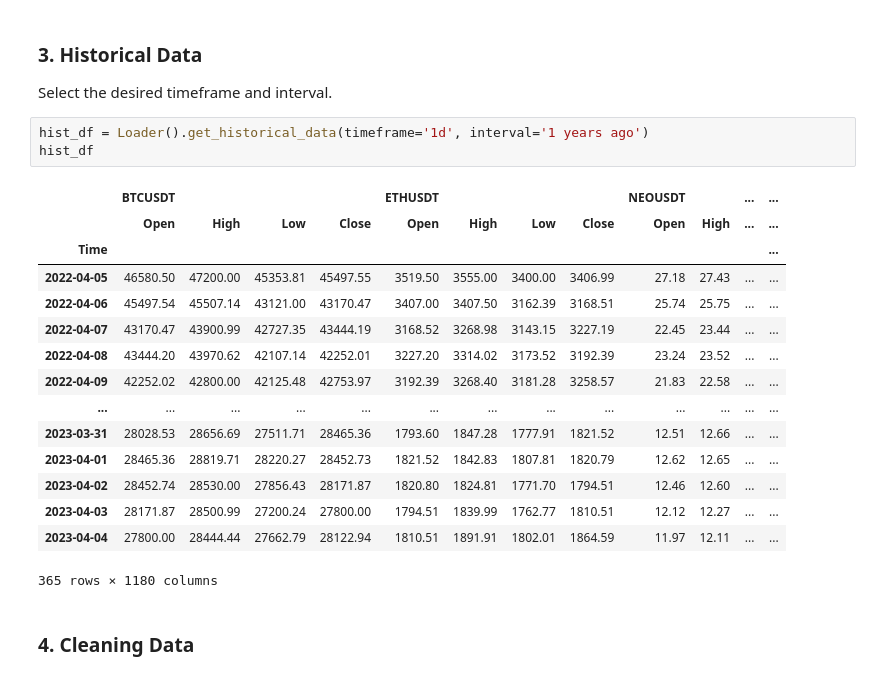
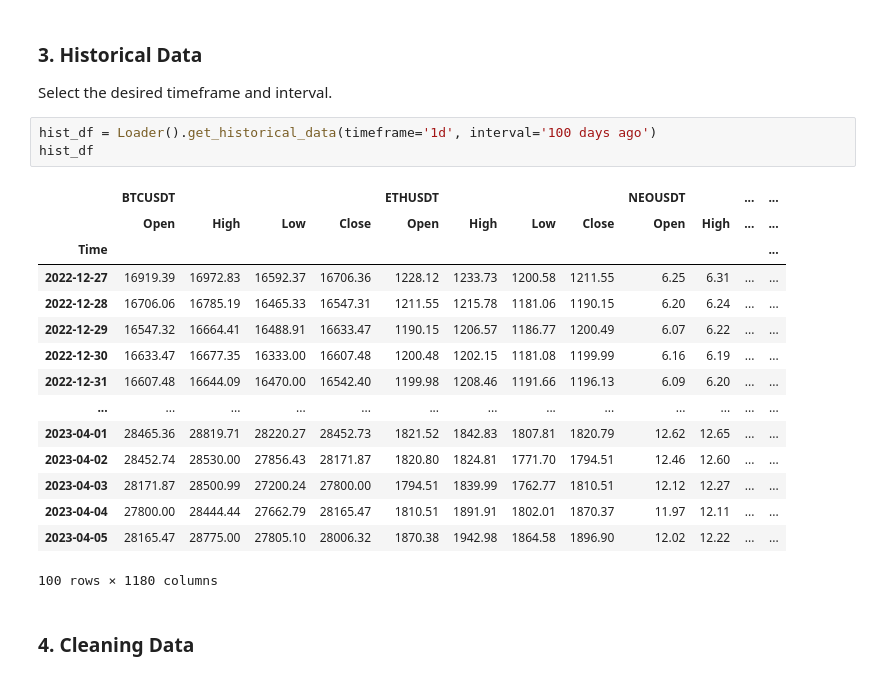
Before and after one commit to Algo-Tradings/pairs-trading-research, a Jupyter notebook: researcher.ipynb, the cells around one changed output. Drawn from its saved outputs; the diff is of its cells as text.

```diff
--- a/researcher.ipynb
+++ b/researcher.ipynb
@@ -28,23 +28,23 @@ from research import Ratio
 <h3>3. Historical Data </h3>
 Select the desired timeframe and interval.
 # %%
-hist_df = Loader().get_historical_data(timeframe='1d', interval='1 years ago')
+hist_df = Loader().get_historical_data(timeframe='1d', interval='100 days ago')
 hist_df
 # %% [output]
 |  | BTCUSDT |  |  |  | ETHUSDT |  |  |  | NEOUSDT |  | ... | ... |
 |  | Open | High | Low | Close | Open | High | Low | Close | Open | High | ... | ... |
 | Time |  |  |  |  |  |  |  |  |  |  |  | ... |
-| 2022-04-05 | 46580.50 | 47200.00 | 45353.81 | 45497.55 | 3519.50 | 3555.00 | 3400.00 | 3406.99 | 27.18 | 27.43 | ... | ... |
-| 2022-04-06 | 45497.54 | 45507.14 | 43121.00 | 43170.47 | 3407.00 | 3407.50 | 3162.39 | 3168.51 | 25.74 | 25.75 | ... | ... |
-| 2022-04-07 | 43170.47 | 43900.99 | 42727.35 | 43444.19 | 3168.52 | 3268.98 | 3143.15 | 3227.19 | 22.45 | 23.44 | ... | ... |
-| 2022-04-08 | 43444.20 | 43970.62 | 42107.14 | 42252.01 | 3227.20 | 3314.02 | 3173.52 | 3192.39 | 23.24 | 23.52 | ... | ... |
-| 2022-04-09 | 42252.02 | 42800.00 | 42125.48 | 42753.97 | 3192.39 | 3268.40 | 3181.28 | 3258.57 | 21.83 | 22.58 | ... | ... |
+| 2022-12-27 | 16919.39 | 16972.83 | 16592.37 | 16706.36 | 1228.12 | 1233.73 | 1200.58 | 1211.55 | 6.25 | 6.31 | ... | ... |
+| 2022-12-28 | 16706.06 | 16785.19 | 16465.33 | 16547.31 | 1211.55 | 1215.78 | 1181.06 | 1190.15 | 6.20 | 6.24 | ... | ... |
+| 2022-12-29 | 16547.32 | 16664.41 | 16488.91 | 16633.47 | 1190.15 | 1206.57 | 1186.77 | 1200.49 | 6.07 | 6.22 | ... | ... |
+| 2022-12-30 | 16633.47 | 16677.35 | 16333.00 | 16607.48 | 1200.48 | 1202.15 | 1181.08 | 1199.99 | 6.16 | 6.19 | ... | ... |
+| 2022-12-31 | 16607.48 | 16644.09 | 16470.00 | 16542.40 | 1199.98 | 1208.46 | 1191.66 | 1196.13 | 6.09 | 6.20 | ... | ... |
 | ... | ... | ... | ... | ... | ... | ... | ... | ... | ... | ... | ... | ... |
-| 2023-03-31 | 28028.53 | 28656.69 | 27511.71 | 28465.36 | 1793.60 | 1847.28 | 1777.91 | 1821.52 | 12.51 | 12.66 | ... | ... |
 | 2023-04-01 | 28465.36 | 28819.71 | 28220.27 | 28452.73 | 1821.52 | 1842.83 | 1807.81 | 1820.79 | 12.62 | 12.65 | ... | ... |
 | 2023-04-02 | 28452.74 | 28530.00 | 27856.43 | 28171.87 | 1820.80 | 1824.81 | 1771.70 | 1794.51 | 12.46 | 12.60 | ... | ... |
 | 2023-04-03 | 28171.87 | 28500.99 | 27200.24 | 27800.00 | 1794.51 | 1839.99 | 1762.77 | 1810.51 | 12.12 | 12.27 | ... | ... |
-| 2023-04-04 | 27800.00 | 28444.44 | 27662.79 | 28122.94 | 1810.51 | 1891.91 | 1802.01 | 1864.59 | 11.97 | 12.11 | ... | ... |
+| 2023-04-04 | 27800.00 | 28444.44 | 27662.79 | 28165.47 | 1810.51 | 1891.91 | 1802.01 | 1870.37 | 11.97 | 12.11 | ... | ... |
+| 2023-04-05 | 28165.47 | 28775.00 | 27805.10 | 28006.32 | 1870.38 | 1942.98 | 1864.58 | 1896.90 | 12.02 | 12.22 | ... | ... |
-365 rows × 1180 columns
+100 rows × 1180 columns
 # %% [markdown]
 <h3>4. Cleaning Data </h3>
```
Also changed, not shown: parts of 6 cells of this notebook, 10 other files.
